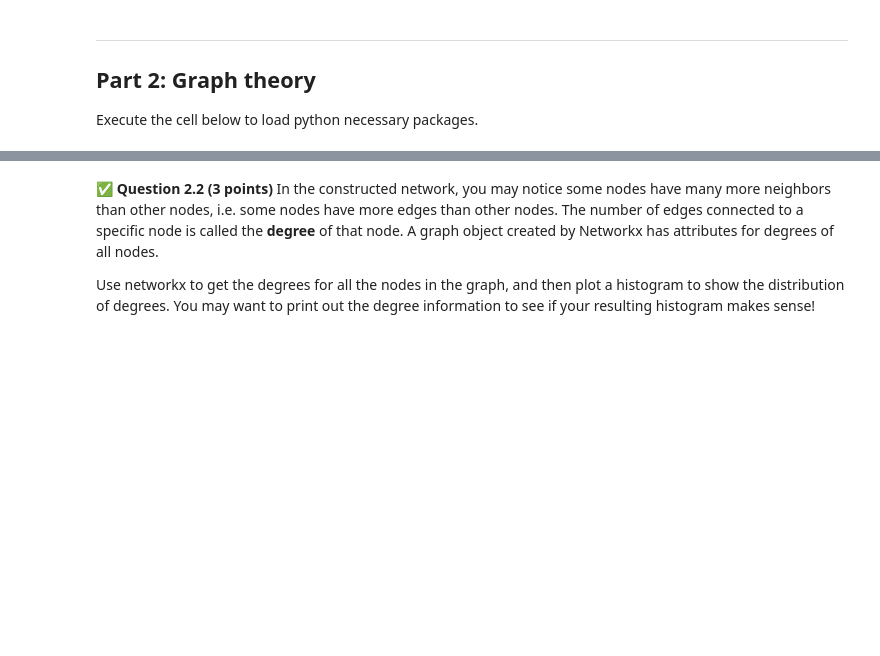
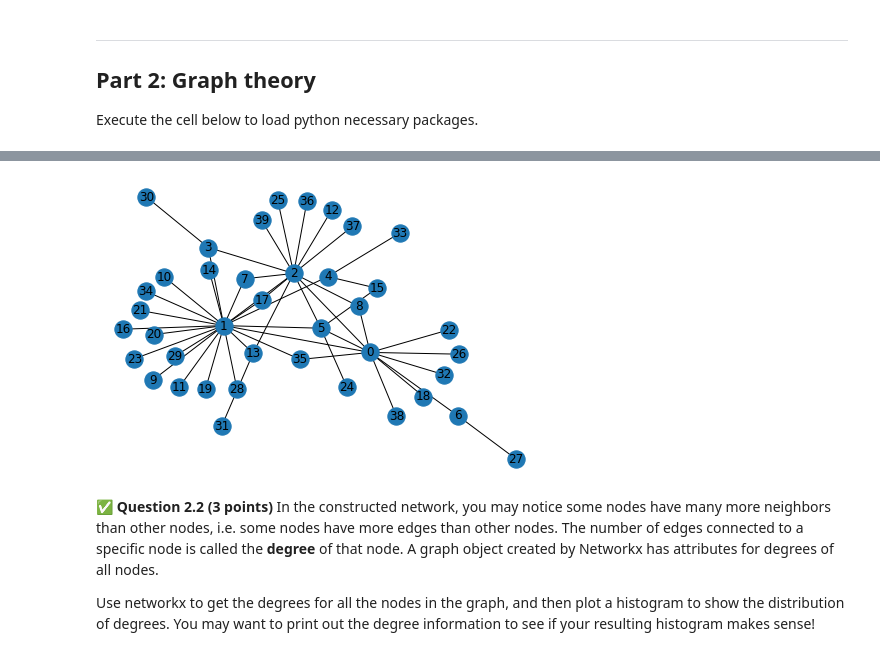
Before and after one commit to KrauseFo/cmse202-s21-turnin, a Jupyter notebook: hw-04/HW-04_graph_regression-STUDENT.ipynb, the cells around one changed output, grey strips where cells are left out. Saved outputs shown, nothing was run; the diff lists cells and outputs as text; code cells hidden in the pictures; blank space fills up the shorter version.

```diff
--- a/hw-04/HW-04_graph_regression-STUDENT.ipynb
+++ b/hw-04/HW-04_graph_regression-STUDENT.ipynb
@@ -68,3 +66,10 @@ If you're successful in getting everything loaded up and you visualize the graph
+# %%
+# Put your code here:
+adjacency_matrix = pd.read_csv('adj.txt',header=None)
+graph = nx.Graph(adjacency_matrix)
+nx.draw(graph, with_labels=True)
+# %% [output]
+[figure, added]
 # %% [markdown]
 &#9989;  **Question 2.2 (3 points)** In the constructed network, you may notice some nodes have many more neighbors than other nodes, i.e. some nodes have more edges than other nodes. The number of edges connected to a specific node is called the **degree** of that node. A graph object created by Networkx has attributes for degrees of all nodes.
 
```
Also changed, not shown: parts of 24 cells of this notebook.
